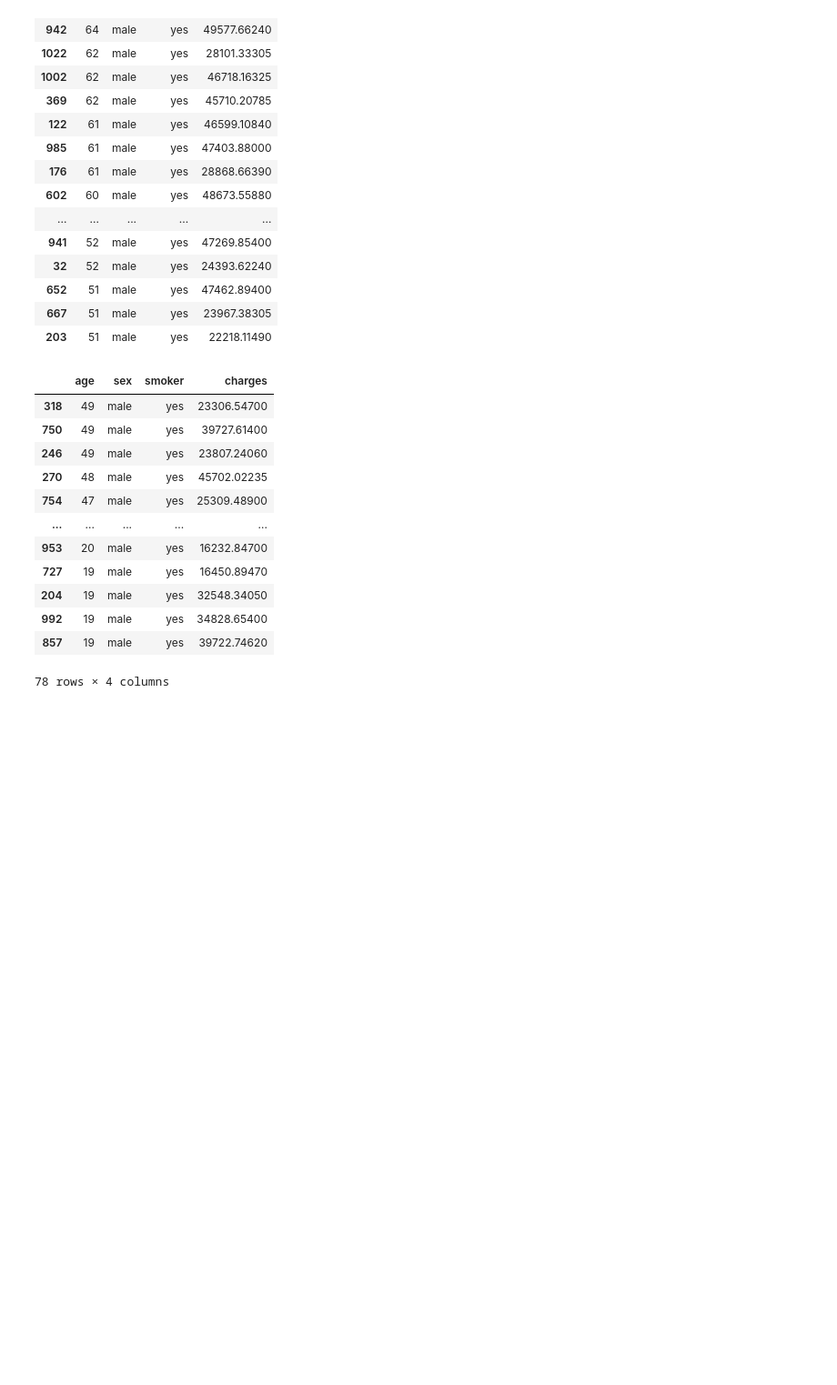
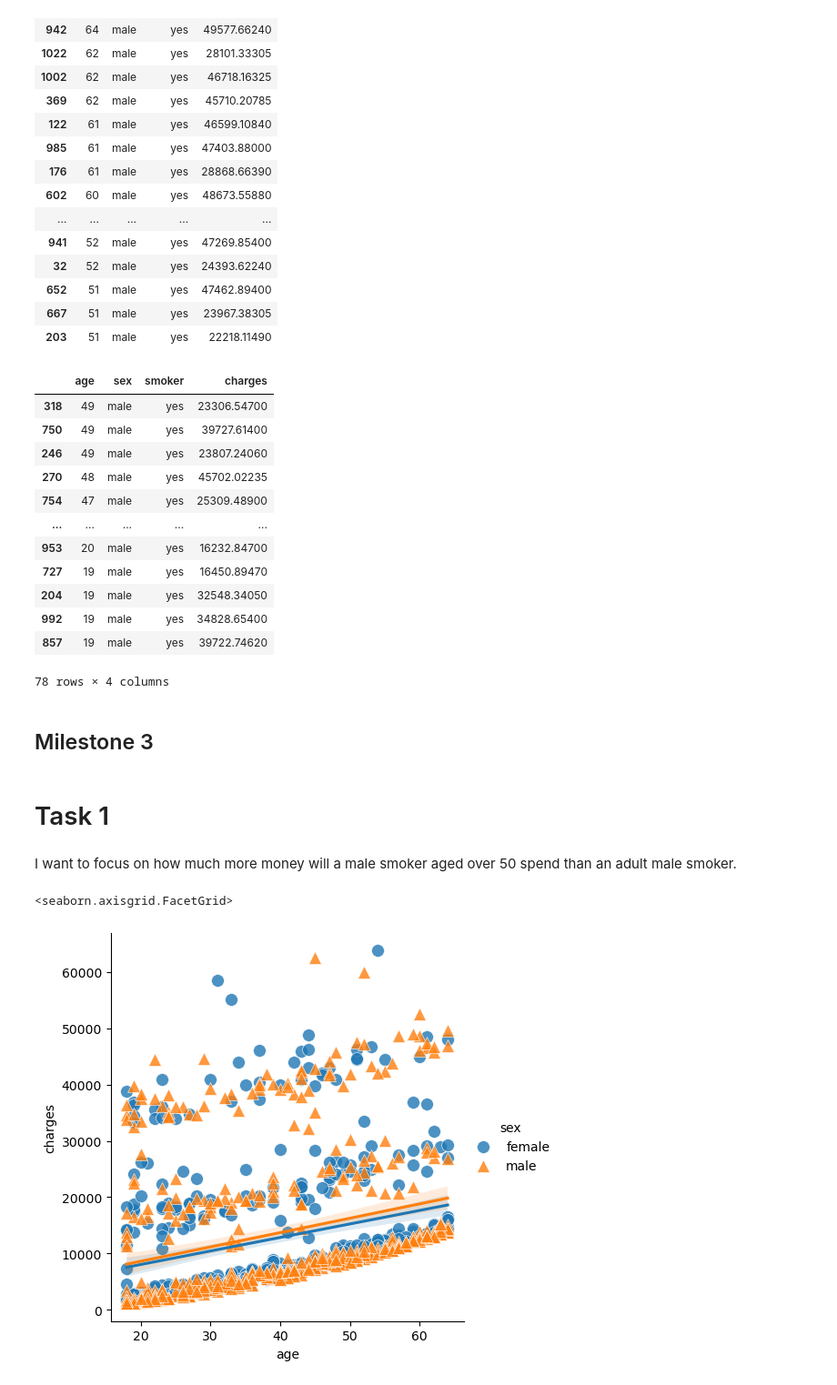
Before and after one commit to ubco-W2022T1-cosc301/project-group30, a Jupyter notebook: notebooks/analysis1.ipynb, the cells around one changed output. Shown: that part at 91% size. Drawn from its saved outputs; the diff is of its cells as text; code cells hidden in the pictures; blank space fills up the shorter version.

```diff
--- a/notebooks/analysis1.ipynb
+++ b/notebooks/analysis1.ipynb
@@ -68,3 +68,7 @@ Over18_Final
 | 992 | 19 | male | yes | 34828.65400 |
 | 857 | 19 | male | yes | 39722.74620 |
 78 rows × 4 columns
+# %% [markdown]
+## Milestone 3
+# %% [markdown]
+# Task 1
@@ -70,0 +80,10 @@ Over18_Final
+# %% [markdown]
+I want to focus on how much more money will a male smoker aged over 50 spend than an adult male smoker.
+# %%
+data = pd.read_csv("../data/raw/Medical_Cost.csv")
+# %%
+sns.lmplot(x='age', y='charges', hue='sex', data=data, markers=['o', '^'],
+          scatter_kws={'s': 100, 'linewidth': 0.5, 'edgecolor': 'w'})
+# %% [output]
+<seaborn.axisgrid.FacetGrid>
+[figure, added]
```
Also changed, not shown: parts of 19 cells of this notebook, 4 other files.
